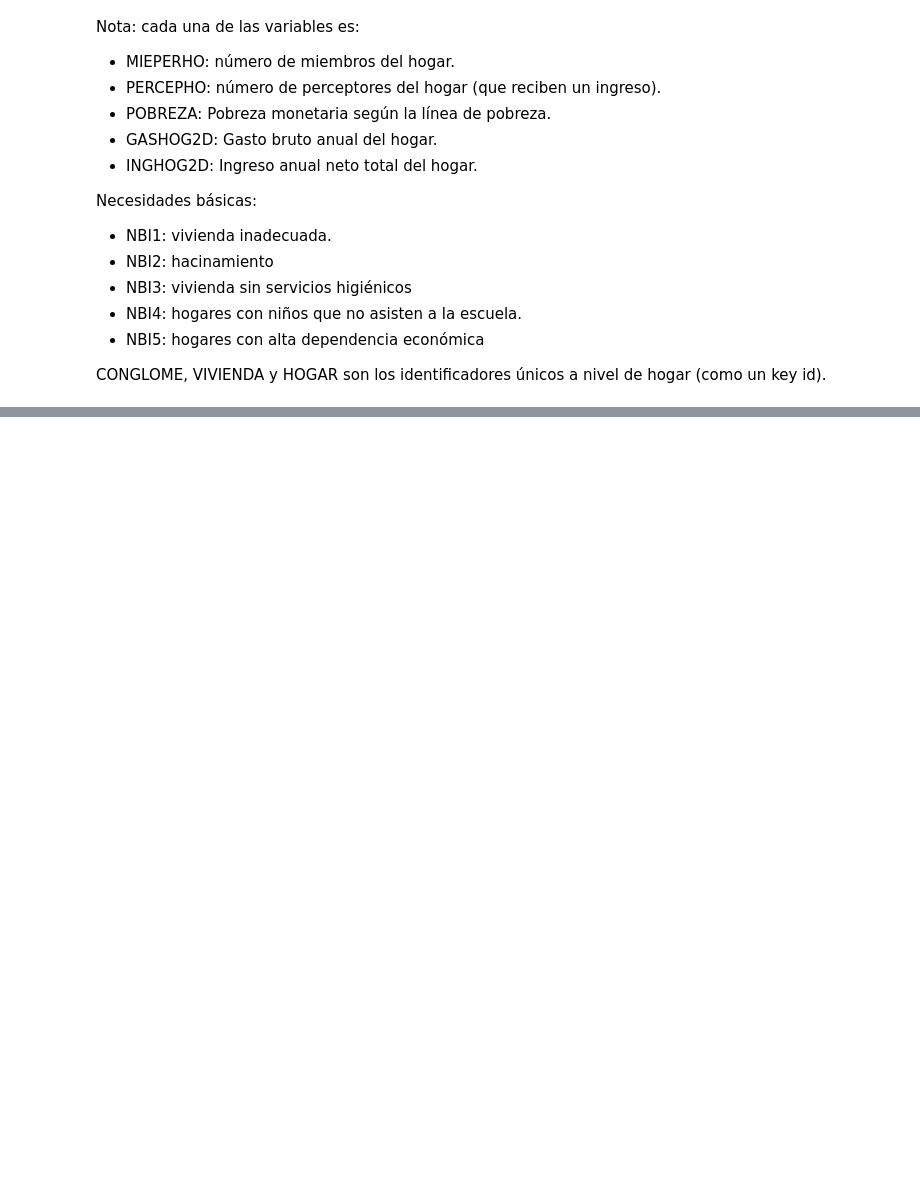
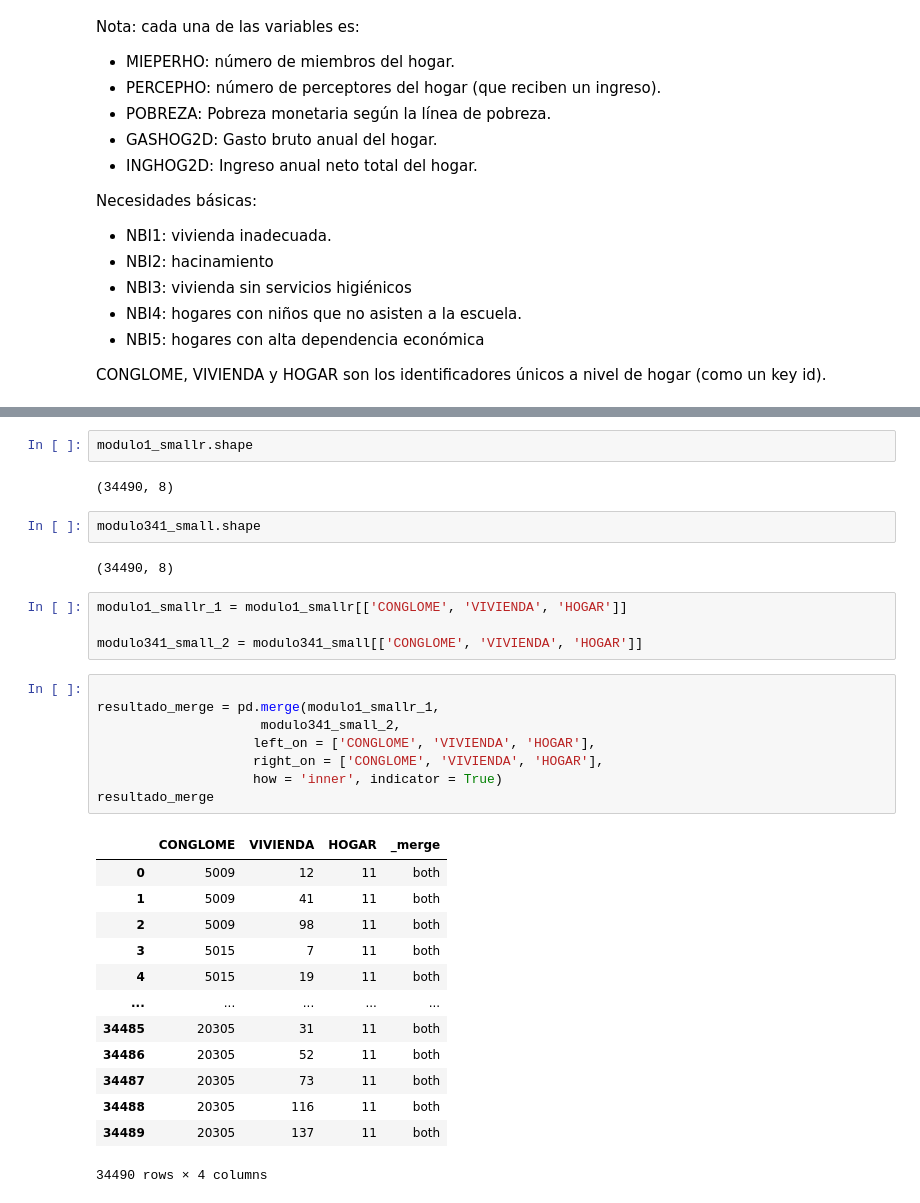
Before and after one commit to lorenzochiroque/repository_chiroque, a Jupyter notebook: TAREA 3/pruebaaaa de la t3.ipynb, the cells around one changed output, grey strips where cells are left out. Cells and saved outputs as stored; diff of their text form; blank space fills up the shorter version.

```diff
--- a/TAREA 3/pruebaaaa de la t3.ipynb
+++ b/TAREA 3/pruebaaaa de la t3.ipynb
@@ -163,0 +296,34 @@ modulo342_small
+# %%
+modulo1_smallr.shape
+# %% [output]
+(34490, 8)
+# %%
+modulo341_small.shape
+# %% [output]
+(34490, 8)
+# %%
+modulo1_smallr_1 = modulo1_smallr[['CONGLOME', 'VIVIENDA', 'HOGAR']]
+
+modulo341_small_2 = modulo341_small[['CONGLOME', 'VIVIENDA', 'HOGAR']]
+# %%
+
+resultado_merge = pd.merge(modulo1_smallr_1,
+                     modulo341_small_2,
+                    left_on = ['CONGLOME', 'VIVIENDA', 'HOGAR'],
+                    right_on = ['CONGLOME', 'VIVIENDA', 'HOGAR'],
+                    how = 'inner', indicator = True)
+resultado_merge
+# %% [output]
+|  | CONGLOME | VIVIENDA | HOGAR | _merge |
+| 0 | 5009 | 12 | 11 | both |
+| 1 | 5009 | 41 | 11 | both |
+| 2 | 5009 | 98 | 11 | both |
+| 3 | 5015 | 7 | 11 | both |
+| 4 | 5015 | 19 | 11 | both |
+| ... | ... | ... | ... | ... |
+| 34485 | 20305 | 31 | 11 | both |
+| 34486 | 20305 | 52 | 11 | both |
+| 34487 | 20305 | 73 | 11 | both |
+| 34488 | 20305 | 116 | 11 | both |
+| 34489 | 20305 | 137 | 11 | both |
+34490 rows × 4 columns
```
Also changed, not shown: parts of 35 cells of this notebook, 2 other files.
